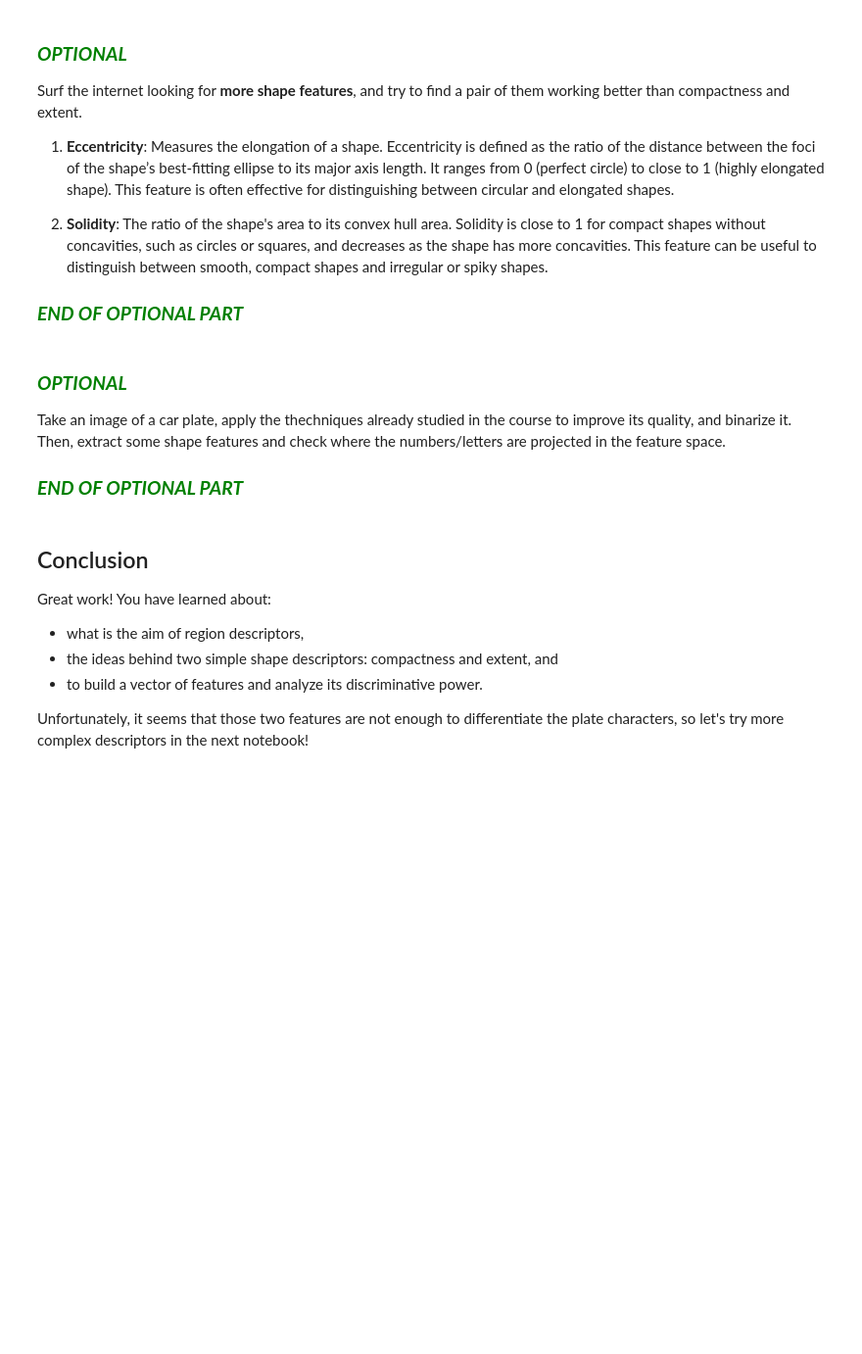
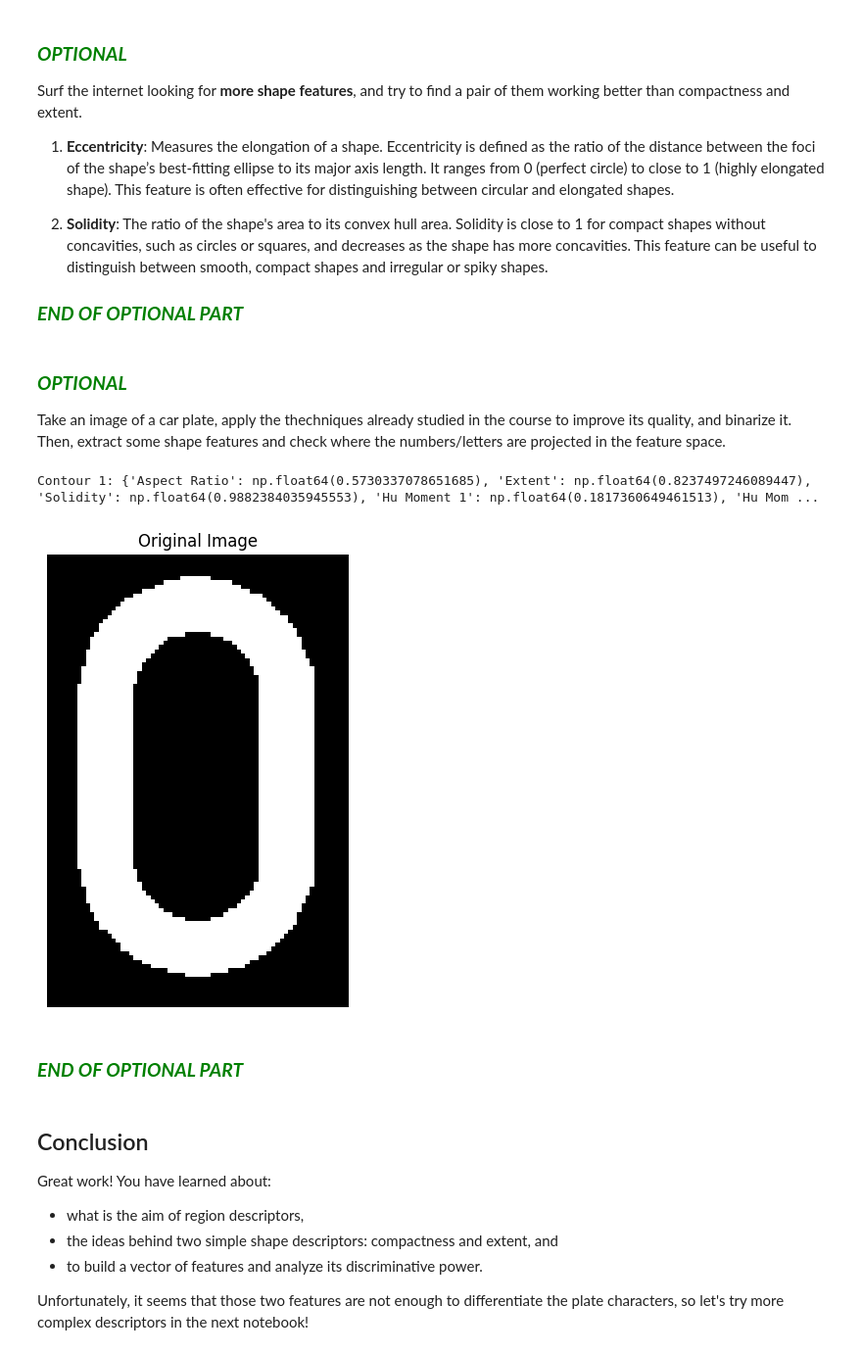
Before and after one commit to rorro6787/Computer_Vision, a Jupyter notebook: src/Chapter 06. Region Description/6.1 Shape descriptors.ipynb, the cells around one changed output. Shown at 98% size. Saved outputs shown, nothing was run; the diff lists cells and outputs as text; code cells hidden in the pictures; blank space fills up the shorter version.

```diff
--- a/src/Chapter 06. Region Description/6.1 Shape descriptors.ipynb
+++ b/src/Chapter 06. Region Description/6.1 Shape descriptors.ipynb
@@ -375,8 +375,65 @@ Surf the internet looking for **more shape features**, and try to find a pair of
 ### **<span style="color:green"><b><i>OPTIONAL</i></b></span>**
 
 Take an image of a car plate, apply the thechniques already studied in the course to improve its quality, and binarize it. Then, extract some shape features and check where the numbers/letters are projected in the feature space.
-
-### **<span style="color:green"><b><i>END OF OPTIONAL PART</i></b></span>**
+# %%
+import cv2
+import numpy as np
+import matplotlib.pyplot as plt
+
+# Set plot size
+plt.rcParams['figure.figsize'] = (6.0, 6.0)
+
+# Path to images
+zero = cv2.imread(images_path + 'region_0.png', 0)  # Load in grayscale
+
+# Step 1: Preprocess the image (noise reduction + contrast enhancement)
+preprocessed_img = cv2.GaussianBlur(zero, (5, 5), 0)
+preprocessed_img = cv2.equalizeHist(preprocessed_img)
+
+# Step 2: Binarization (Otsu's thresholding)
+_, binary_img = cv2.threshold(preprocessed_img, 0, 255, cv2.THRESH_BINARY + cv2.THRESH_OTSU)
+
+# Step 3: Shape Feature Extraction
+contours, _ = cv2.findContours(binary_img, cv2.RETR_EXTERNAL, cv2.CHAIN_APPROX_SIMPLE)
+features = []
+
+# Definir los nombres de las características
+feature_names = ['Aspect Ratio', 'Extent', 'Solidity'] + [f'Hu Moment {i+1}' for i in range(7)]
+
+for contour in contours:
+    x, y, w, h = cv2.boundingRect(contour)
+    aspect_ratio = float(w) / h if h != 0 else 0
+    contour_area = cv2.contourArea(contour)
+    bounding_box_area = w * h
+    extent = contour_area / bounding_box_area if bounding_box_area != 0 else 0
+    hull = cv2.convexHull(contour)
+    hull_area = cv2.contourArea(hull)
+    solidity = contour_area / hull_area if hull_area != 0 else 0
+    moments = cv2.moments(contour)
+    hu_moments = cv2.HuMoments(moments).flatten()
+    features.append([aspect_ratio, extent, solidity] + list(hu_moments))
+
+# Convert to NumPy array
+features = np.array(features)
+
+# Crear un diccionario de características
+features_dict = {f'Contour {i+1}': dict(zip(feature_names, features[i])) for i in range(len(features))}
+
+# Imprimir el diccionario
+for contour, feats in features_dict.items():
+    print(f"{contour}: {feats}")
+
+# Visualizar solo la imagen original
+plt.figure(figsize=(6, 6))
+plt.title('Original Image')
+plt.imshow(zero, cmap='gray')
+plt.axis('off')
+plt.show()
+# %% [output]
+Contour 1: {'Aspect Ratio': np.float64(0.5730337078651685), 'Extent': np.float64(0.8237497246089447), 'Solidity': np.float64(0.9882384035945553), 'Hu Moment 1': np.float64(0.1817360649461513), 'Hu Mom ...
+[figure, added]
+# %% [markdown]
+### **<span style="color:green"><b><i>END OF OPTIONAL PART</i></b></span>**
 # %% [markdown]
 ## Conclusion
 
```
Also changed, not shown: 9 other files.
